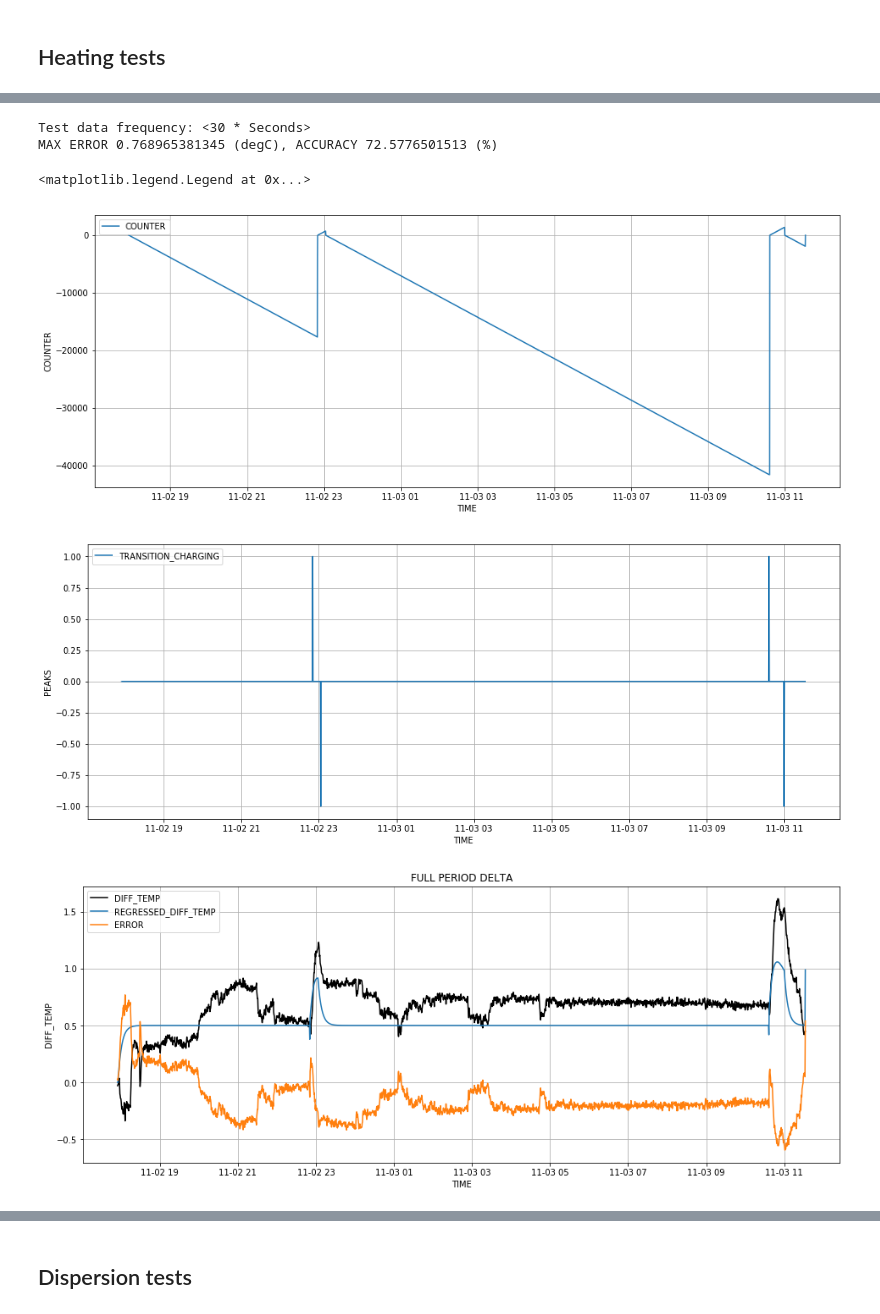
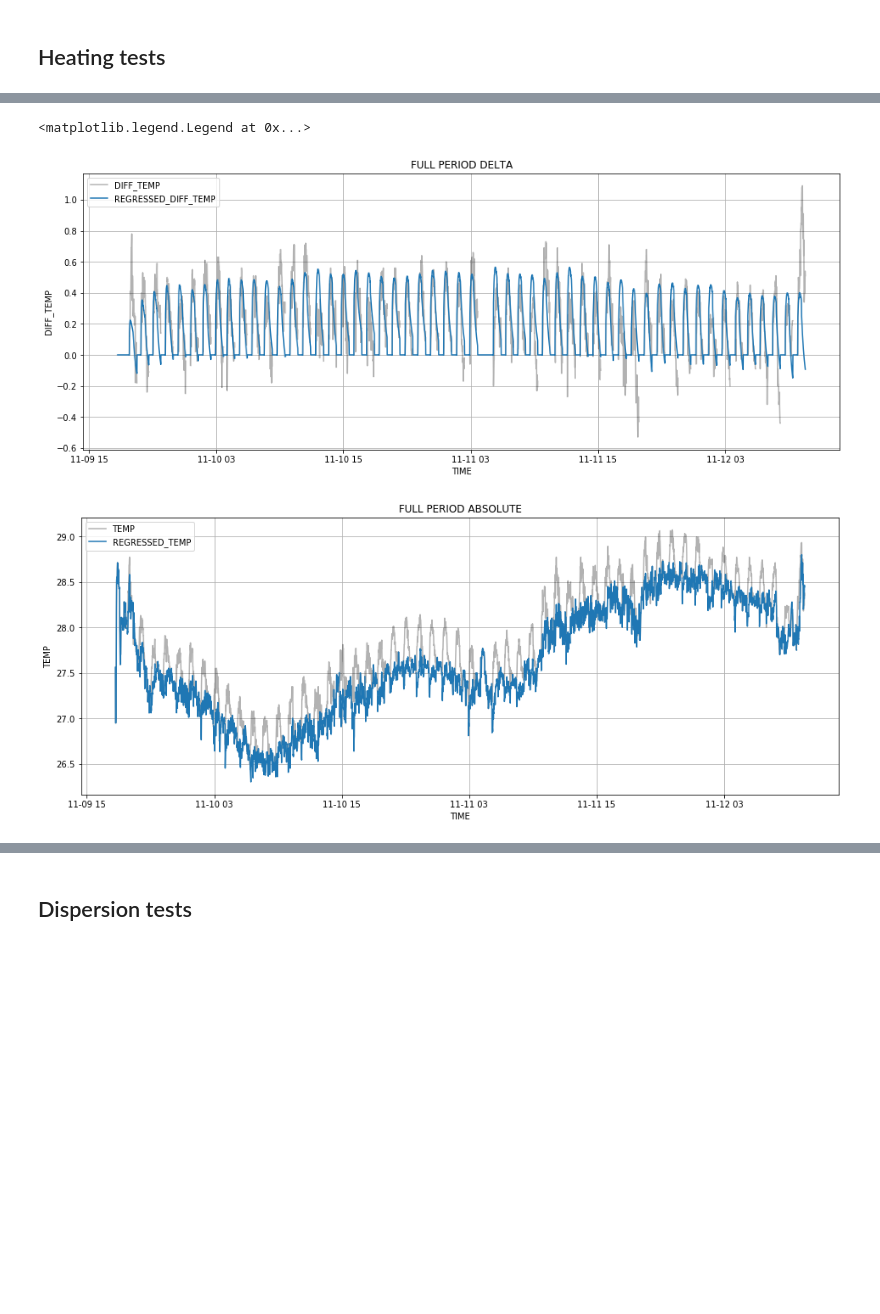
Before and after one commit to fablabbcn/smartcitizen-data, a Jupyter notebook: notebooks/Data-Analysis.ipynb, the cells around one changed output, grey strips where cells are left out. Cells and saved outputs as stored; diff of their text form; code cells hidden in the pictures; blank space fills up the shorter version.

Commit message:
Add correction for charging

```diff
--- a/notebooks/Data-Analysis.ipynb
+++ b/notebooks/Data-Analysis.ipynb
@@ -736,63 +800,27 @@ MAX ERROR 0.396161261075 (degC), ACCURACY 95.2230208763 (%)
 # %%
-import matplotlib.pyplot as plot
-from IPython.display import display, clear_output, Markdown
-%matplotlib inline
-
-# test = '2018-10_INT_TEST_TEMP_PM_CHARGE_MONIT'
-# device = 'PM_OFF_CHARGE'
-
-test = '2018-10_INT_TEST_TEMP_PM_CHARGE_SD'
-device = 'CHARGE_DISCHARGE_SD_NO_PM'
-
-test_data = readings[test]['devices'][device]['data'].copy()
-
-freqnc = str(test_data.index.freq)
-print 'Test data frequency:', freqnc
-freqnc_int = int(freqnc[1:freqnc.find(' ')])
-
-test_data = test_data.dropna()
-
-test_data['REGRESSED_DIFF_TEMP'] = correct_charging(test_data.loc[:,('TEMP', 'BATT_CHG_RATE')], freqnc_int)
-readings[test]['devices'][device]['data']['REGRESSED_DIFF_TEMP'] = test_data['REGRESSED_DIFF_TEMP']
-
-max_error, accuracy = evaluate(test_data['REGRESSED_DIFF_TEMP'], test_data['DIFF_TEMP'])
-print 'MAX ERROR {} (degC), ACCURACY {} (%)'.format(max_error, accuracy)
-
 figure = plot.figure(figsize=(16,6))
-plot.plot(test_data.index, test_data['DIFF_TEMP'], 'k', label= 'DIFF_TEMP')
-plot.plot(test_data.index, test_data['REGRESSED_DIFF_TEMP'], label= 'REGRESSED_DIFF_TEMP')
-plot.plot(test_data.index, test_data['REGRESSED_DIFF_TEMP']-test_data['DIFF_TEMP'], label= 'ERROR')
+plot.plot(test_data_func.index, test_data_func['DIFF_TEMP'], 'k', label= 'DIFF_TEMP', alpha = 0.3)
+plot.plot(test_data_func.index, test_data_func['REGRESSED_DIFF_TEMP'], label= 'REGRESSED_DIFF_TEMP')
 plot.title('FULL PERIOD DELTA')
 plot.grid(True)
 plot.ylabel('DIFF_TEMP')
 plot.xlabel('TIME')
 plot.legend(loc='best')
+# plot.xlim(['2018-11-10 05:08:01+01:00', '2018-11-10 18:08:01+01:00'])
 
 figure = plot.figure(figsize=(16,6))
-plot.plot(test_data.index, test_data['TEMP'], 'k', label= 'TEMP')
-plot.plot(test_data.index, test_data['EXT_TEMP'], label= 'EXT_TEMP')
-plot.plot(test_data.index, test_data['TEMP'] - test_data['REGRESSED_DIFF_TEMP'], label= 'REGRESSED_TEMP')
+plot.plot(test_data.index, test_data['TEMP'], 'k', label= 'TEMP', alpha = 0.3)
+if 'EXT_TEMP' in test_data.columns:
+    plot.plot(test_data.index, test_data['EXT_TEMP'], label= 'EXT_TEMP')
+plot.plot(test_data_func.index, test_data_func['TEMP'] - test_data_func['REGRESSED_DIFF_TEMP'], label= 'REGRESSED_TEMP')
 # plot.plot(test_data['COUNTER'], test_data['TEMP'] - test_data['REGRESSED_DIFF_TEMP']-test_2['EXT_TEMP'], label= 'ERROR')
 plot.title('FULL PERIOD ABSOLUTE')
 plot.grid(True)
 plot.ylabel('TEMP')
 plot.xlabel('TIME')
 plot.legend(loc='best')
-
-# temp_diff_no_charging = test_1.loc[test_1['CHARGING'] == False, 'TEMP_DIFF']
-# temp_diff_charging = test_1.loc[test_1['CHARGING']==True, 'TEMP_DIFF']
-# charge_rate = test_1.loc[test_1['CHARGING']==True, 'BATT_CHG_RATE']
-#
-# fig = plot.figure(figsize=(15,10))
-# plot.plot(charge_rate, temp_diff_charging, 'ko')
-#
-# fig = plot.figure(figsize=(15,10))
-# plot.plot(temp_diff_no_charging.index, temp_diff_no_charging)
-# plot.plot(test_1.index, test_1['CHARGING'])
+# plot.xlim(['2018-11-11 05:08:01+01:00', '2018-11-11 18:08:01+01:00'])
 # %% [output]
-Test data frequency: <30 * Seconds>
-MAX ERROR 0.768965381345 (degC), ACCURACY 72.5776501513 (%)
+<matplotlib.legend.Legend at 0x...>
-<matplotlib.legend.Legend at 0x...>
-[figure, old version]
+[figure, new version]
-[figure, old version]
+[figure, new version]
-[figure, removed]
```
Also changed, not shown: parts of 12 cells of this notebook, 4 other files.
